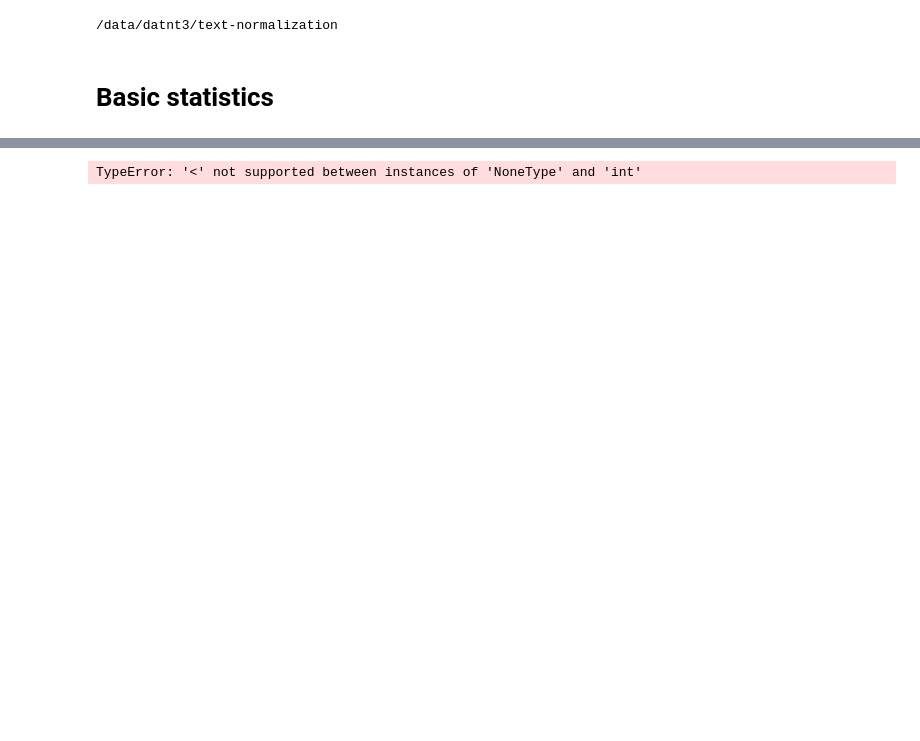
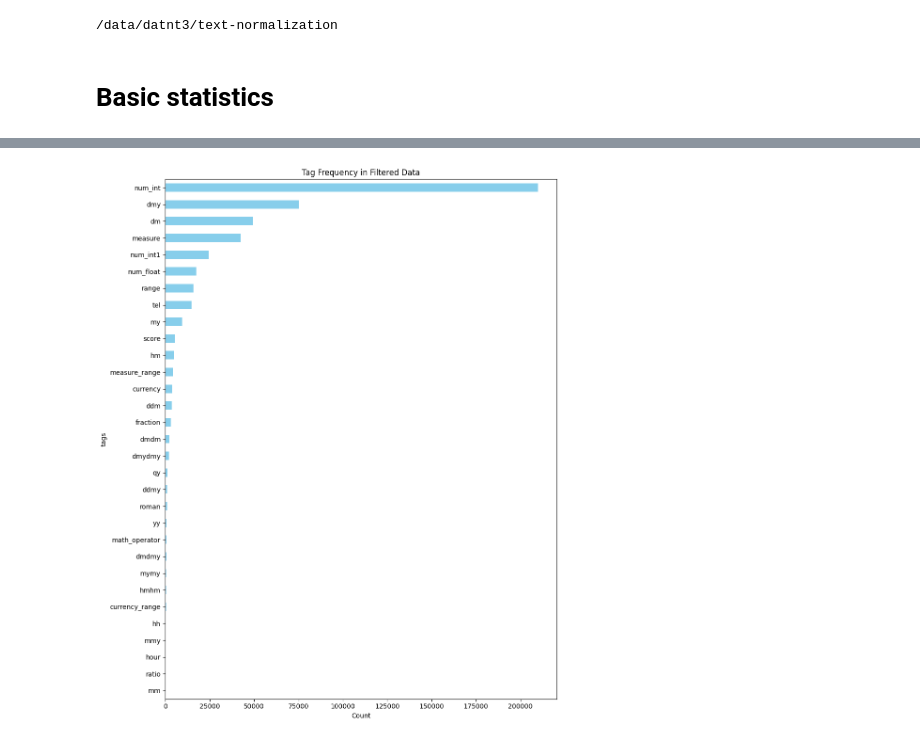
Before and after one commit to datnt3/text-normalization, a Jupyter notebook: notebooks/eda.ipynb, the cells around one changed output, grey strips where cells are left out. Drawn from its saved outputs; the diff is of its cells as text; code cells hidden in the pictures; blank space fills up the shorter version.

```diff
--- a/notebooks/eda.ipynb
+++ b/notebooks/eda.ipynb
@@ -8,7 +8,7 @@
 import os
 import pandas as pd
 
-file = "/data/datnt3/text-normalization/data_storage/processed/retagged_data_cleaned.csv"
+file = "/data/datnt3/text-normalization/data_storage/train_test/2025-06-15/add_tagged_sentence_train_data.csv"
 
 df = pd.read_csv(file)
 
@@ -30,0 +28,13 @@ final_tags
+# %%
+# Tags to exclude
+exclude_tags = {"dd", "roman_range", "hms", "ss", "t_mm"}
+
+# Function to check if any tag in the row is in the exclude list
+def contains_excluded_tag(tag_str):
+    if pd.isna(tag_str):
+        return False
+    tags = [t.strip() for t in tag_str.split(";")]
+    return any(tag in exclude_tags for tag in tags)
+
+# Filter the DataFrame
+df_filtered = df[~df["tags"].apply(contains_excluded_tag)].copy()
@@ -59,12 +73 @@ t_mm                   2
 Name: count, dtype: int64
-# %%
-from core.config.config import REGEX_RULE_LIST
-
-
-for category in REGEX_RULE_LIST:
-    tag = category["name"]
-    count = tag_counts.get(tag, 0)
-    if count < 70:
-        print(f"{tag}: {count} sentences")
-# %% [output]
-TypeError: '<' not supported between instances of 'NoneType' and 'int'
@@ -90,0 +74,23 @@ TypeError: '<' not supported between instances of 'NoneType' and 'int'
+# %%
+import matplotlib.pyplot as plt
+
+# Calculate tag frequencies again from the filtered DataFrame
+tag_counts = (
+    df_filtered["tags"]
+    .dropna()
+    .str.split(";")
+    .explode()
+    .str.strip()
+    .value_counts()
+)
+
+# Plot as horizontal bar chart
+plt.figure(figsize=(10, 12))
+tag_counts.plot(kind='barh', color='skyblue')
+plt.xlabel("Count")
+plt.title("Tag Frequency in Filtered Data")
+plt.gca().invert_yaxis()  # Highest on top
+plt.tight_layout()
+plt.show()
+# %% [output]
+[figure, added]
```
Also changed, not shown: parts of 29 cells of this notebook, 12 other files.
